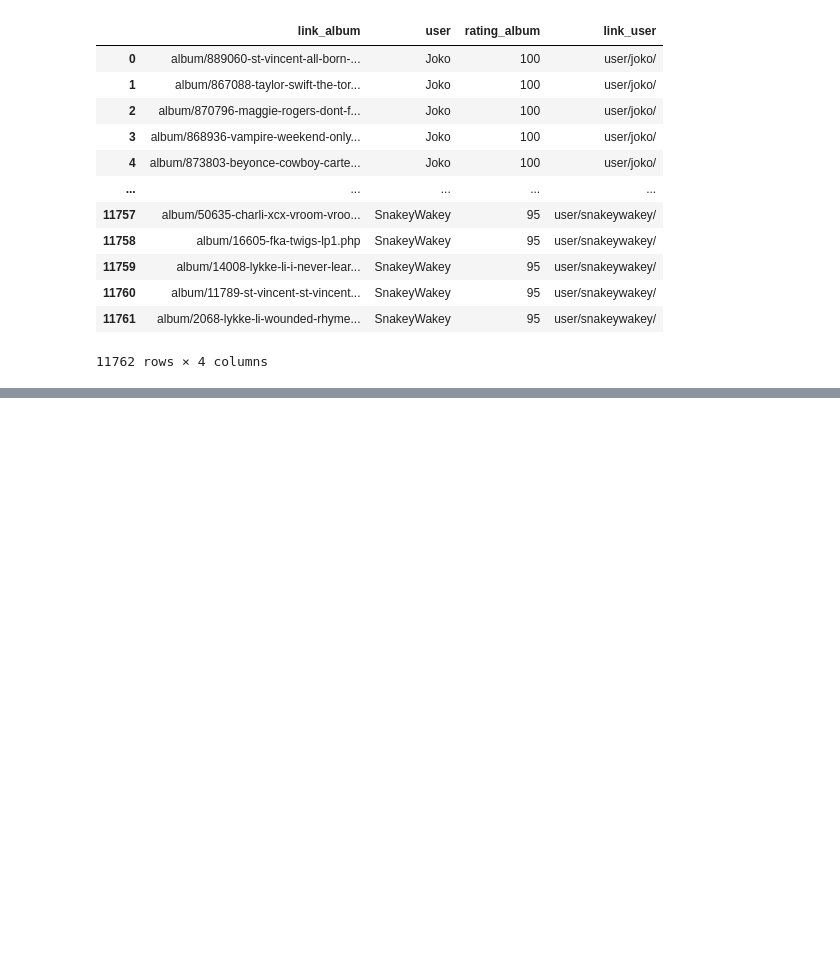
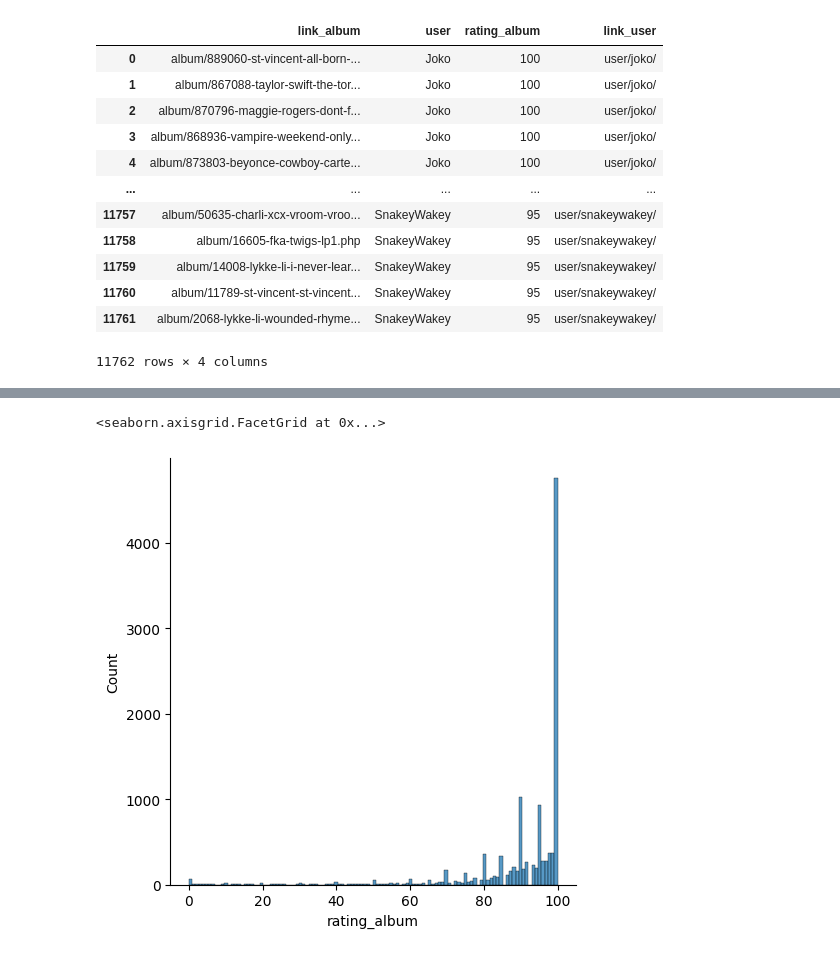
Before and after one commit to yodyamahesa/albumoftheyear, a Jupyter notebook: 02-aoty-processing/test.ipynb, the cells around one changed output, grey strips where cells are left out. Drawn from its saved outputs; the diff is of its cells as text; code cells hidden in the pictures; blank space fills up the shorter version.

```diff
--- a/02-aoty-processing/test.ipynb
+++ b/02-aoty-processing/test.ipynb
@@ -52,0 +94,5 @@ dfrating
+# %%
+sns.displot(data=dfrating, x='rating_album')
+# %% [output]
+<seaborn.axisgrid.FacetGrid at 0x...>
+[figure, added]
```
Also changed, not shown: parts of 4 cells of this notebook, 13 other files.
